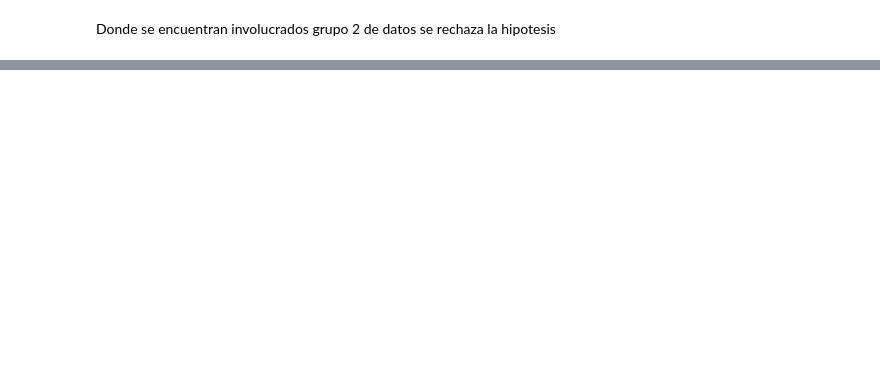
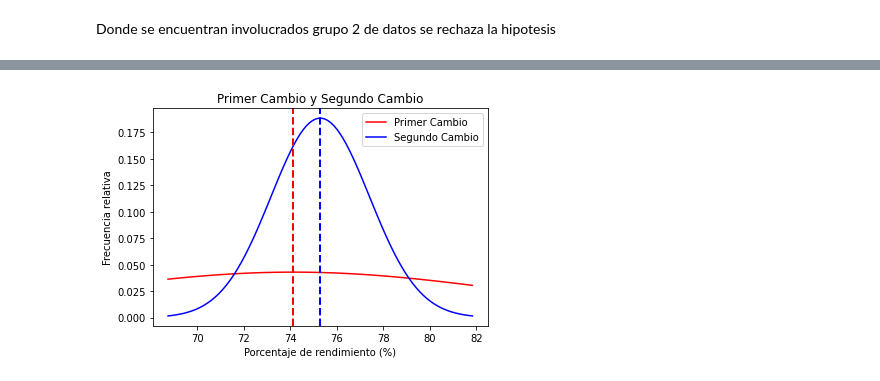
Before and after one commit to Abstractize/Statistical-Inference, a Jupyter notebook: statistical_inference.ipynb, the cells around one changed output, grey strips where cells are left out. Drawn from its saved outputs; the diff is of its cells as text; code cells hidden in the pictures; blank space fills up the shorter version.

```diff
--- a/statistical_inference.ipynb
+++ b/statistical_inference.ipynb
@@ -363,0 +497,21 @@ plt.show()
+# %%
+#Primer cambio y Segundo cambio
+Dist1 = st.norm(loc = mean2, scale = math.sqrt(np.var(data2, ddof = 1)))
+x = np.linspace(Dist1.ppf(0.001),
+                Dist1.ppf(0.999), 100)
+Dist2 = st.norm(loc = mean3, scale = math.sqrt(np.var(data3, ddof = 1)))
+x = np.linspace(Dist2.ppf(0.001),
+                Dist2.ppf(0.999), 100)
+
+plt.title("Primer Cambio y Segundo Cambio")
+plt.xlabel("Porcentaje de rendimiento (%)")
+plt.ylabel("Frecuencia relativa")
+plt.plot(x, Dist1.pdf(x), "r-", label="Primer Cambio")
+plt.plot(x, Dist2.pdf(x), "b-", label="Segundo Cambio")
+plt.axvline(mean2, color="red", linestyle='dashed',linewidth=2)
+plt.axvline(mean3, color="blue", linestyle='dashed',linewidth=2)
+
+plt.legend()
+plt.show()
+# %% [output]
+[figure, added]
```
Also changed, not shown: parts of 14 cells of this notebook.
